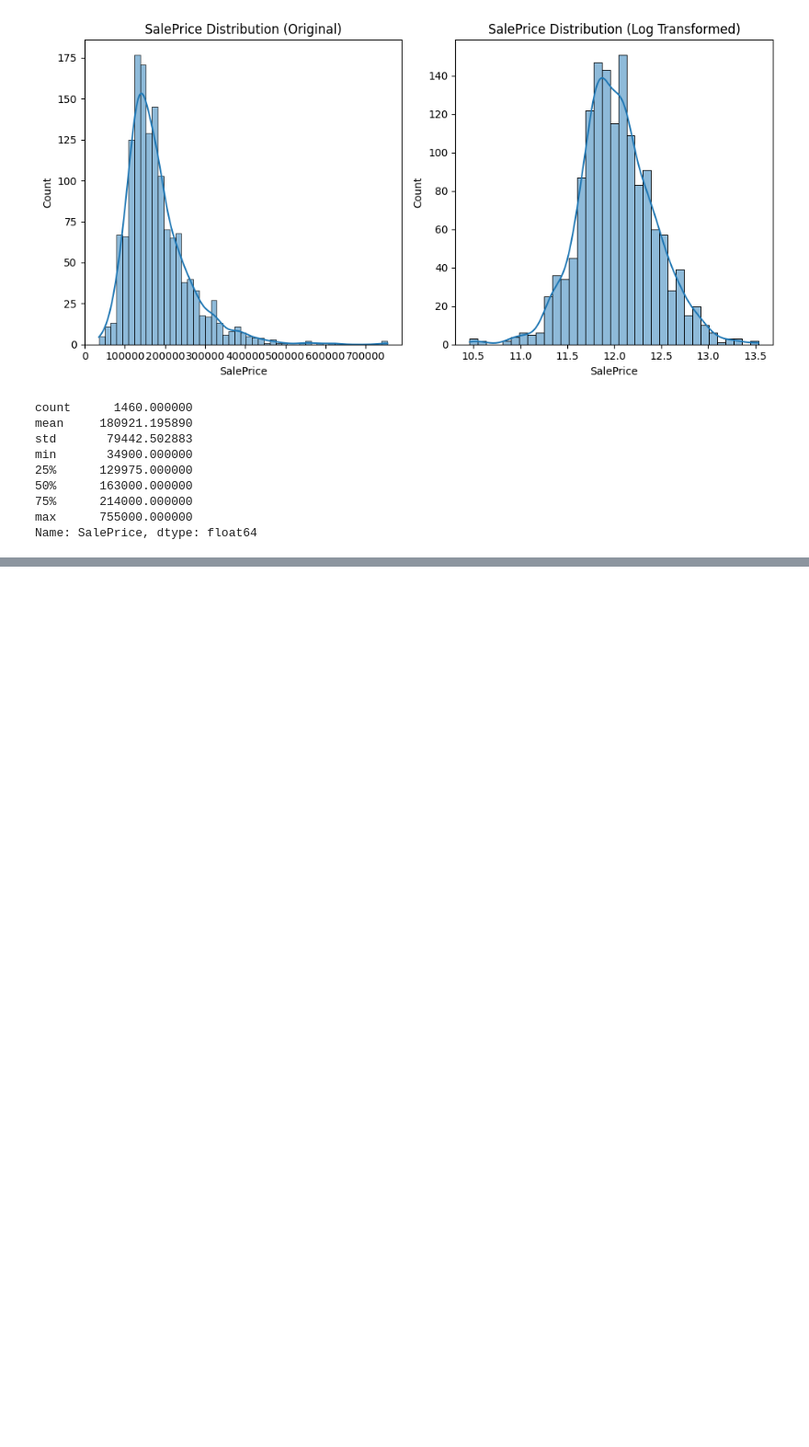
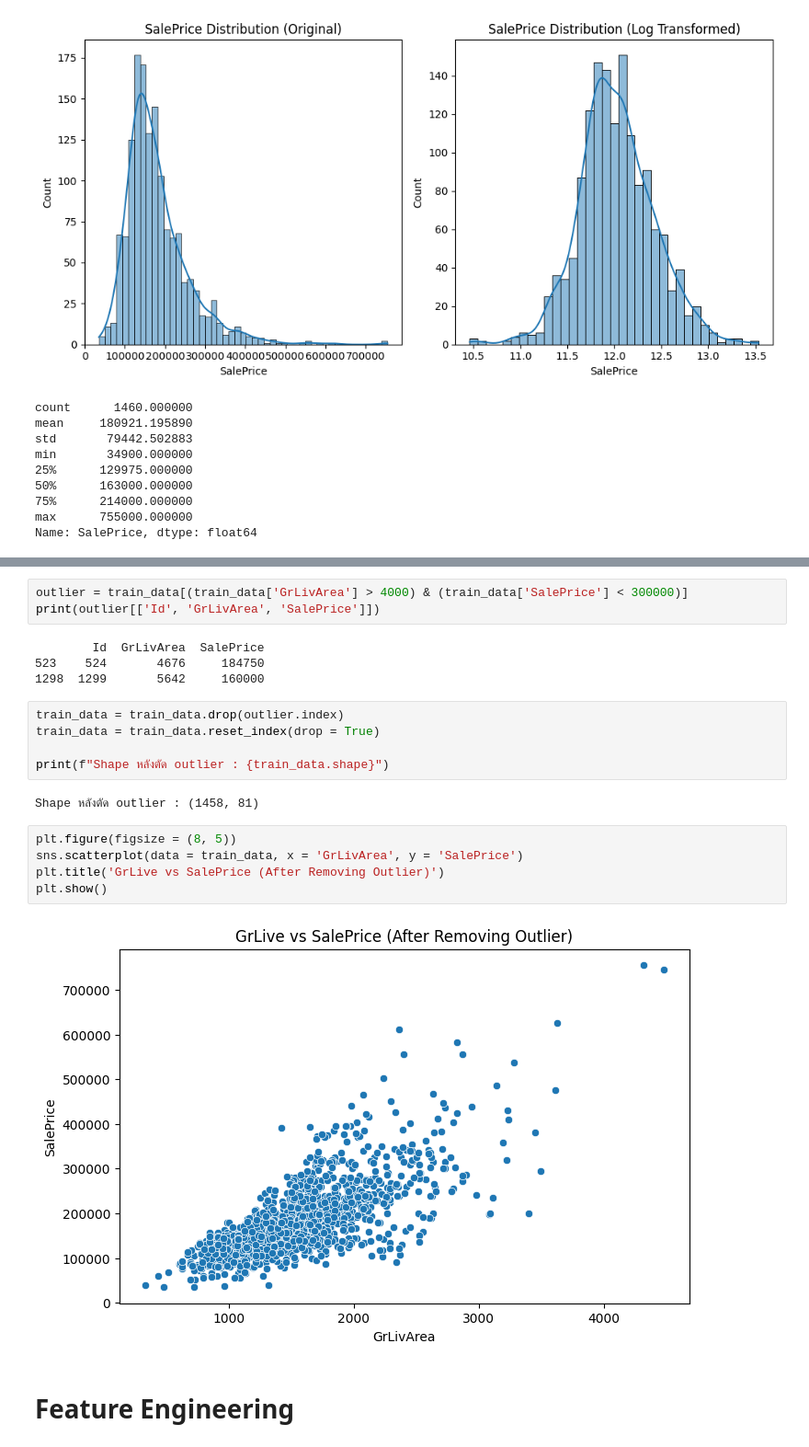
Before and after one commit to k-workproject/data-skills-roadmap, a Jupyter notebook: python-project/house_price_advance_regression.ipynb, the cells around one changed output, grey strips where cells are left out. Shown at 92% size. Drawn from its saved outputs; the diff is of its cells as text; blank space fills up the shorter version.

```diff
--- a/python-project/house_price_advance_regression.ipynb
+++ b/python-project/house_price_advance_regression.ipynb
@@ -121,0 +219,23 @@ Name: SalePrice, dtype: float64
+# %%
+outlier = train_data[(train_data['GrLivArea'] > 4000) & (train_data['SalePrice'] < 300000)]
+print(outlier[['Id', 'GrLivArea', 'SalePrice']])
+# %% [output]
+        Id  GrLivArea  SalePrice
+523    524       4676     184750
+1298  1299       5642     160000
+# %%
+train_data = train_data.drop(outlier.index)
+train_data = train_data.reset_index(drop = True)
+
+print(f"Shape หลังตัด outlier : {train_data.shape}")
+# %% [output]
+Shape หลังตัด outlier : (1458, 81)
+# %%
+plt.figure(figsize = (8, 5))
+sns.scatterplot(data = train_data, x = 'GrLivArea', y = 'SalePrice')
+plt.title('GrLive vs SalePrice (After Removing Outlier)')
+plt.show()
+# %% [output]
+[figure, added]
+# %% [markdown]
+# Feature Engineering
```
Also changed, not shown: parts of 33 cells of this notebook.
